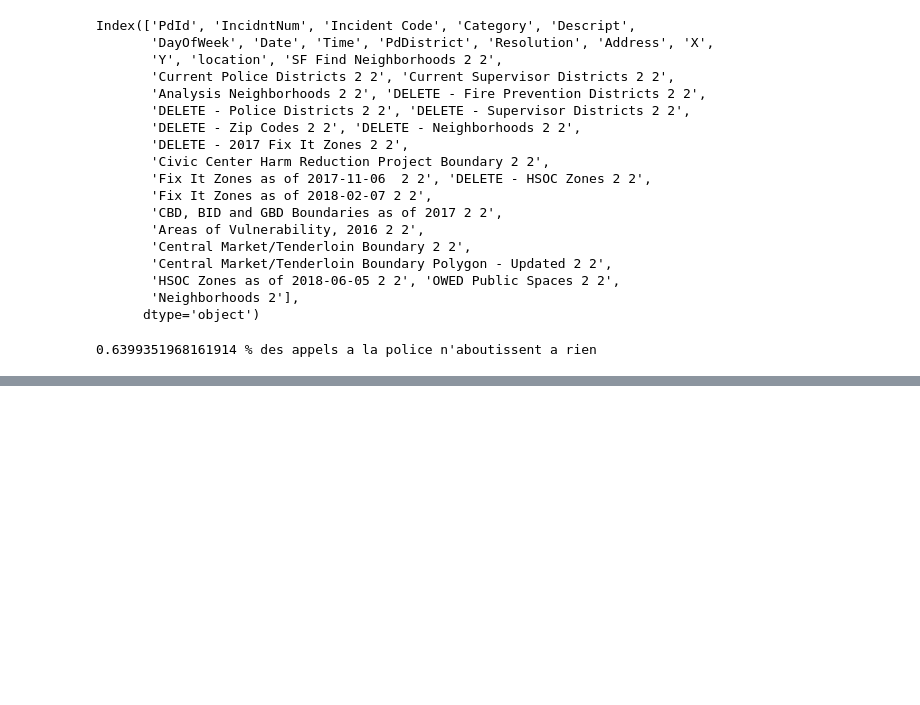
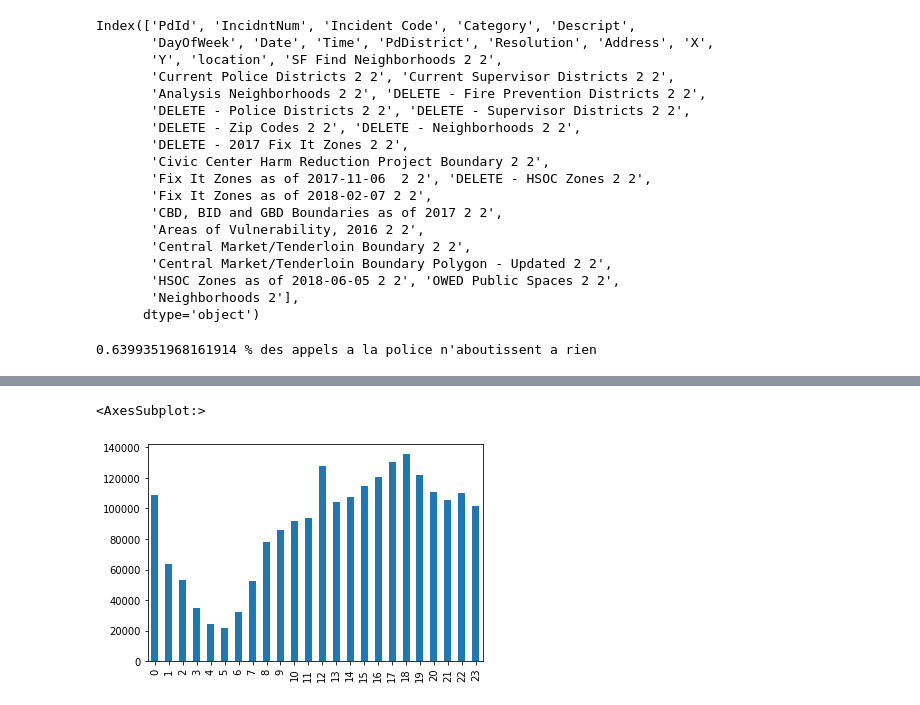
Before and after one commit to ArthurRochette/esp-ai, a Jupyter notebook: main.ipynb, the cells around one changed output, grey strips where cells are left out. Cells and saved outputs as stored; diff of their text form; code cells hidden in the pictures; blank space fills up the shorter version.

```diff
--- a/main.ipynb
+++ b/main.ipynb
@@ -72,0 +68,9 @@ df
+# %%
+# histogramme des crimes par jour et heure
+
+df['Time'] = pd.to_datetime(df['Time'])
+
+df["Time"].dt.hour.value_counts().sort_index().plot.bar()
+# %% [output]
+<AxesSubplot:>
+[figure, added]
```
Also changed, not shown: parts of 12 cells of this notebook, 4 other files.
